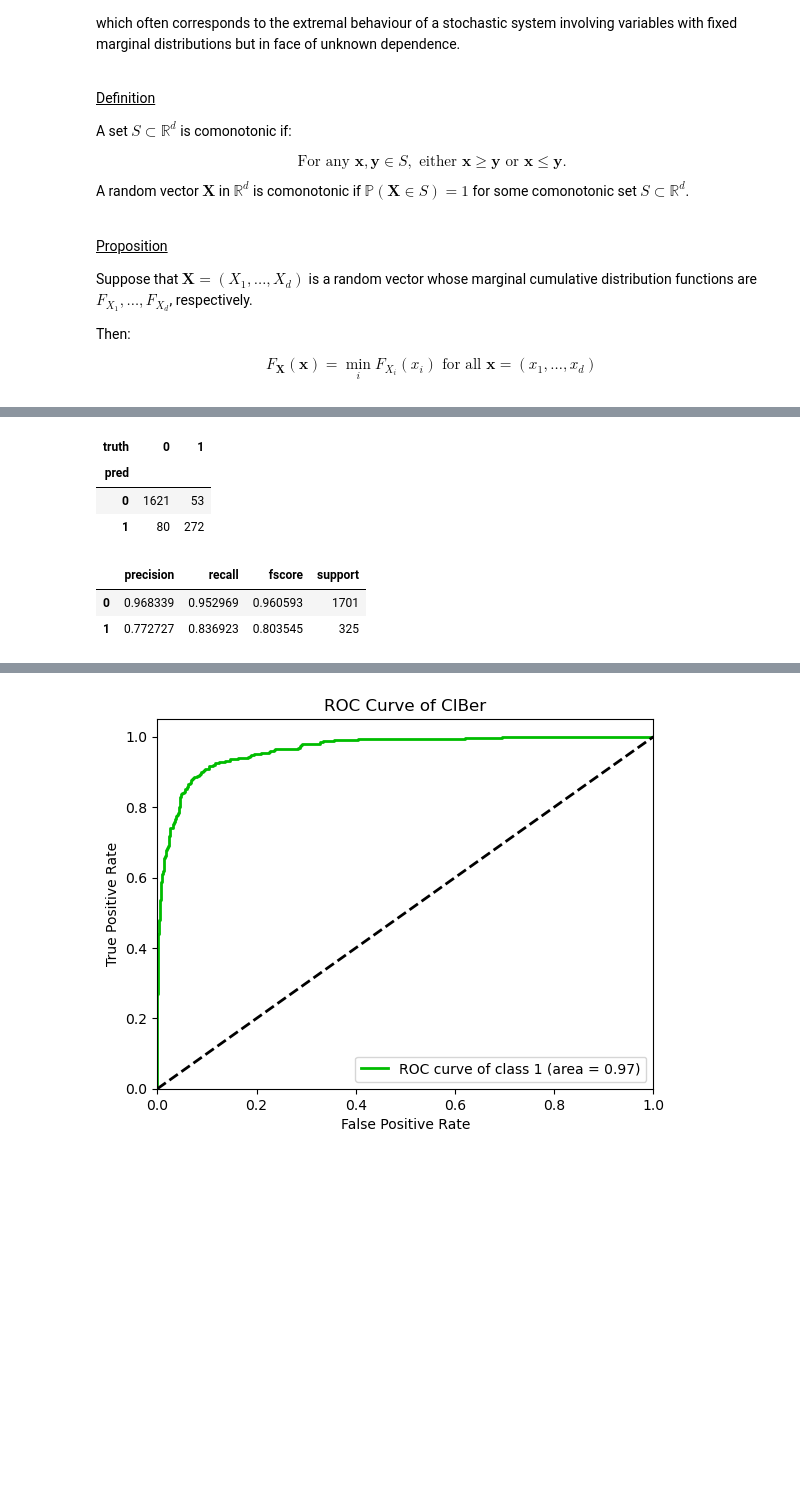
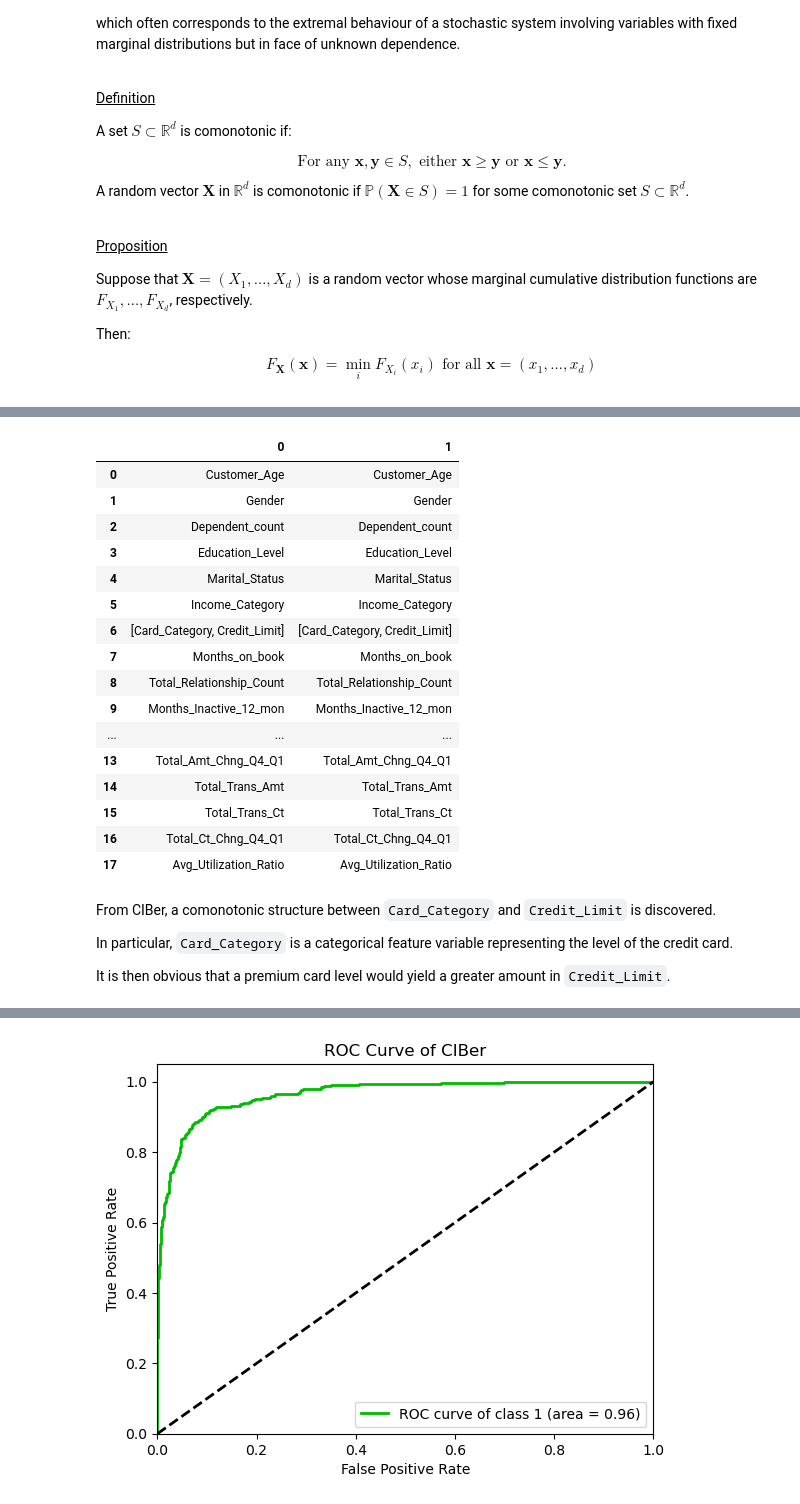
Before and after one commit to ccyccyjustin/NTU, a Jupyter notebook: NTU_Tutorial4.ipynb, the cells around one changed output, grey strips where cells are left out. Saved outputs shown, nothing was run; the diff lists cells and outputs as text; code cells hidden in the pictures; blank space fills up the shorter version.

````diff
--- a/NTU_Tutorial4.ipynb
+++ b/NTU_Tutorial4.ipynb
@@ -342,7 +351,7 @@ Then:
 # %%
 CIBer_kwargs = {'cont_col': cont_cols,
-                'asso_method': 'kendall',
-                'min_asso': 0.99,
+                'asso_method': 'modified',
+                'min_asso': 0.95,
                 'disc_method': 'wpkid',
                 'alpha': 1,
                 'jointEncode': True,
@@ -350,15 +359,32 @@ CIBer_kwargs = {'cont_col': cont_cols,
 
 mod = CIBer(**CIBer_kwargs)
 mod.fit(X_train, y_train)
-
-y_pred = mod.predict(X_test)
-conf_mat, test_stat = confusion_matrix_metrics(y_test, y_pred)
-display(conf_mat, test_stat)
-# %% [output]
-| truth | 0 | 1 |
-| pred |  |  |
-| 0 | 1621 | 53 |
-| 1 | 80 | 272 |
-|  | precision | recall | fscore | support |
-| 0 | 0.968339 | 0.952969 | 0.960593 | 1701 |
-| 1 | 0.772727 | 0.836923 | 0.803545 | 325 |
+# %%
+col_name_map_rev = {v: k for k, v in col_name_map.items()}
+cluster_book = pd.DataFrame(mod.cluster_book).map(lambda s: [col_name_map_rev[c] for c in s])
+cluster_book = cluster_book.map(lambda s: s[0] if len(s) == 1 else s)
+cluster_book
+# %% [output]
+|  | 0 | 1 |
+| 0 | Customer_Age | Customer_Age |
+| 1 | Gender | Gender |
+| 2 | Dependent_count | Dependent_count |
+| 3 | Education_Level | Education_Level |
+| 4 | Marital_Status | Marital_Status |
+| 5 | Income_Category | Income_Category |
+| 6 | [Card_Category, Credit_Limit] | [Card_Category, Credit_Limit] |
+| 7 | Months_on_book | Months_on_book |
+| 8 | Total_Relationship_Count | Total_Relationship_Count |
+| 9 | Months_Inactive_12_mon | Months_Inactive_12_mon |
+| ... | ... | ... |
+| 13 | Total_Amt_Chng_Q4_Q1 | Total_Amt_Chng_Q4_Q1 |
+| 14 | Total_Trans_Amt | Total_Trans_Amt |
+| 15 | Total_Trans_Ct | Total_Trans_Ct |
+| 16 | Total_Ct_Chng_Q4_Q1 | Total_Ct_Chng_Q4_Q1 |
+| 17 | Avg_Utilization_Ratio | Avg_Utilization_Ratio |
+# %% [markdown]
+From CIBer, a comonotonic structure between ```Card_Category``` and ```Credit_Limit``` is discovered.
+
+In particular, ```Card_Category``` is a categorical feature variable representing the level of the credit card.
+
+It is then obvious that a premium card level would yield a greater amount in ```Credit_Limit```.
````
Also changed, not shown: parts of 6 cells of this notebook, 8 other files.
